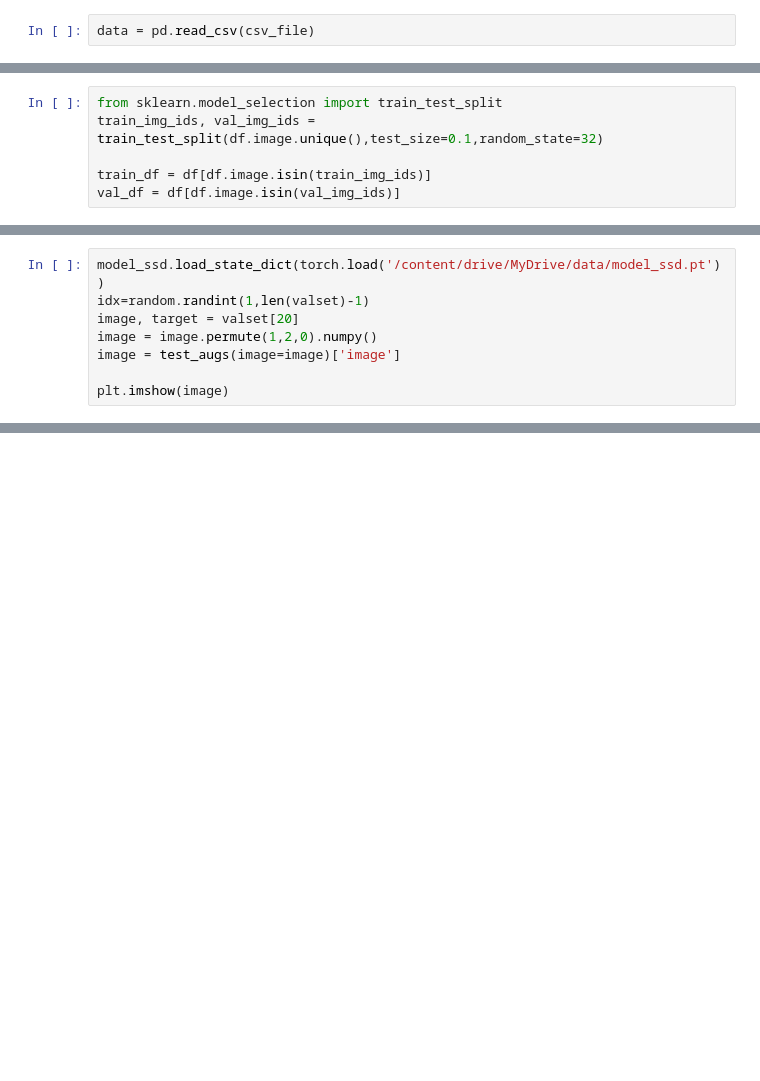
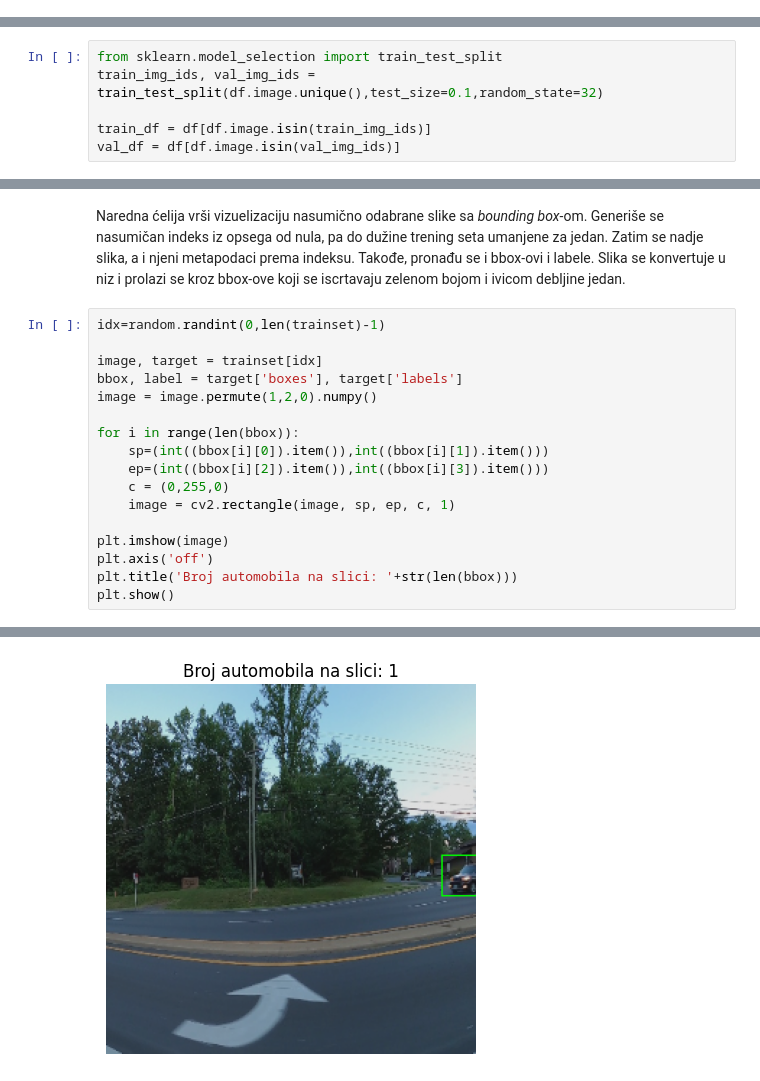
Before and after one commit to NadjaKljestanovic/PPPO, a Jupyter notebook: DetekcijaObjekata.ipynb, the cells around one changed output, grey strips where cells are left out. Saved outputs shown, nothing was run; the diff lists cells and outputs as text; blank space fills up the shorter version.

Commit message:
Kreiranje dokumentacije i izmena modela

```diff
--- a/DetekcijaObjekata.ipynb
+++ b/DetekcijaObjekata.ipynb
@@ -299,2 +239,0 @@ image_names = [os.path.splitext(filename)[0] + '.jpg' for filename in os.listdir
-# %%
-data = pd.read_csv(csv_file)
@@ -579,8 +274,0 @@ TrainLoss: 3.5245795130729674
-# %%
-model_ssd.load_state_dict(torch.load('/content/drive/MyDrive/data/model_ssd.pt'))
-idx=random.randint(1,len(valset)-1)
-image, target = valset[20]
-image = image.permute(1,2,0).numpy()
-image = test_augs(image=image)['image']
-
-plt.imshow(image)
@@ -638,0 +357,20 @@ WARNING:matplotlib.image:Clipping input data to the valid range for imshow with
+# %% [markdown]
+Naredna ćelija vrši vizuelizaciju nasumično odabrane slike sa *bounding box*-om. Generiše se nasumičan indeks iz opsega od nula, pa do dužine trening seta umanjene za jedan. Zatim se nadje slika, a i njeni metapodaci prema indeksu. Takođe, pronađu se i bbox-ovi i labele. Slika se konvertuje u niz i prolazi se kroz bbox-ove koji se iscrtavaju zelenom bojom i ivicom debljine jedan.
+# %%
+idx=random.randint(0,len(trainset)-1)
+
+image, target = trainset[idx]
+bbox, label = target['boxes'], target['labels']
+image = image.permute(1,2,0).numpy()
+
+for i in range(len(bbox)):
+    sp=(int((bbox[i][0]).item()),int((bbox[i][1]).item()))
+    ep=(int((bbox[i][2]).item()),int((bbox[i][3]).item()))
+    c = (0,255,0)
+    image = cv2.rectangle(image, sp, ep, c, 1)
+
+plt.imshow(image)
+plt.axis('off')
+plt.title('Broj automobila na slici: '+str(len(bbox)))
+plt.show()
+# %% [output]
@@ -638,0 +378 @@ WARNING:matplotlib.image:Clipping input data to the valid range for imshow with
+[figure, added]
```
Also changed, not shown: parts of 138 cells of this notebook.
